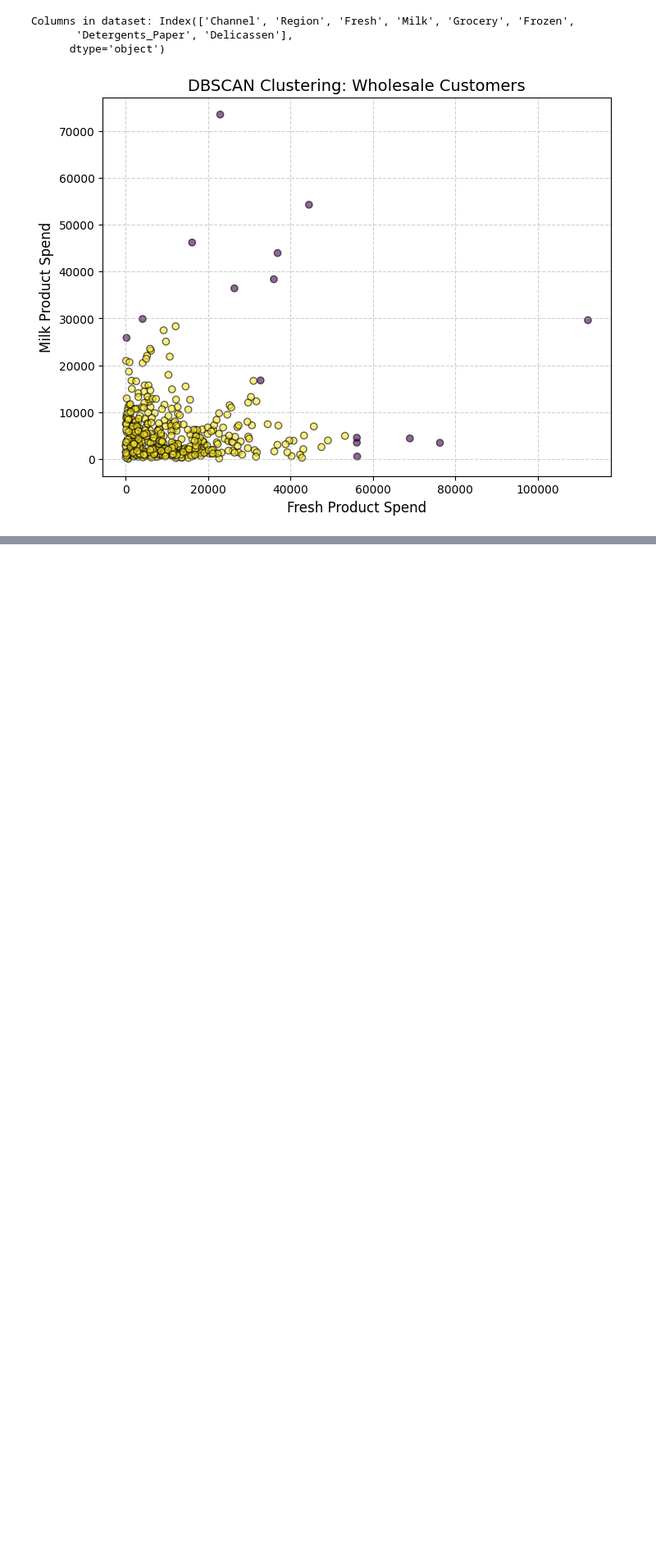
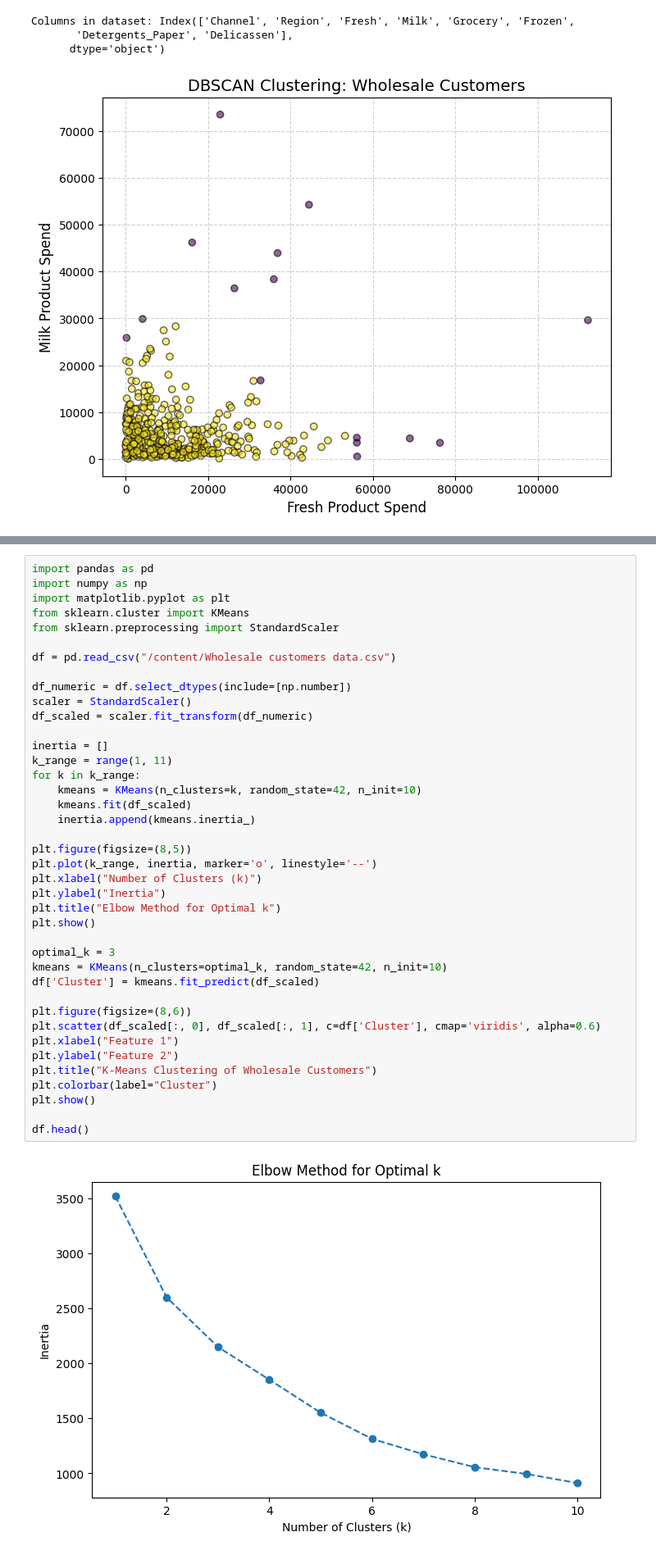
Before and after one commit to harsh-busam04/assignment_ml, a Jupyter notebook: Untitled11.ipynb, the cells around one changed output, grey strips where cells are left out. Shown at 82% size. Cells and saved outputs as stored; diff of their text form; blank space fills up the shorter version.

```diff
--- a/Untitled11.ipynb
+++ b/Untitled11.ipynb
@@ -315,0 +335,42 @@ Columns in dataset: Index(['Channel', 'Region', 'Fresh', 'Milk', 'Grocery', 'Fro
+# %%
+import pandas as pd
+import numpy as np
+import matplotlib.pyplot as plt
+from sklearn.cluster import KMeans
+from sklearn.preprocessing import StandardScaler
+
+df = pd.read_csv("/content/Wholesale customers data.csv")
+
+df_numeric = df.select_dtypes(include=[np.number])
+scaler = StandardScaler()
+df_scaled = scaler.fit_transform(df_numeric)
+
+inertia = []
+k_range = range(1, 11)
+for k in k_range:
+    kmeans = KMeans(n_clusters=k, random_state=42, n_init=10)
+    kmeans.fit(df_scaled)
+    inertia.append(kmeans.inertia_)
+
+plt.figure(figsize=(8,5))
+plt.plot(k_range, inertia, marker='o', linestyle='--')
+plt.xlabel("Number of Clusters (k)")
+plt.ylabel("Inertia")
+plt.title("Elbow Method for Optimal k")
+plt.show()
+
+optimal_k = 3
+kmeans = KMeans(n_clusters=optimal_k, random_state=42, n_init=10)
+df['Cluster'] = kmeans.fit_predict(df_scaled)
+
+plt.figure(figsize=(8,6))
+plt.scatter(df_scaled[:, 0], df_scaled[:, 1], c=df['Cluster'], cmap='viridis', alpha=0.6)
+plt.xlabel("Feature 1")
+plt.ylabel("Feature 2")
+plt.title("K-Means Clustering of Wholesale Customers")
+plt.colorbar(label="Cluster")
+plt.show()
+
+df.head()
+# %% [output]
+[figure, added]
```
Also changed, not shown: parts of 7 cells of this notebook.
